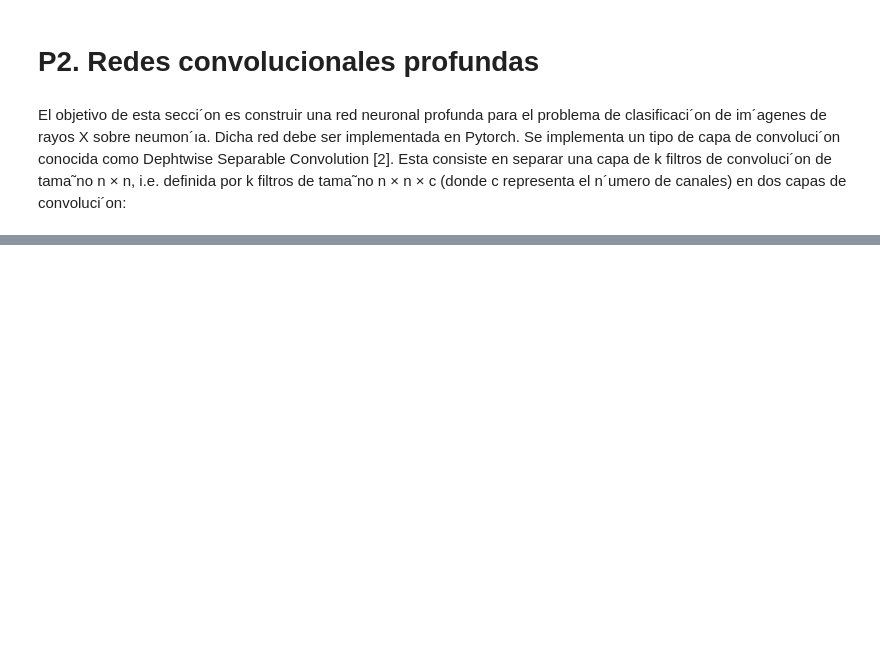
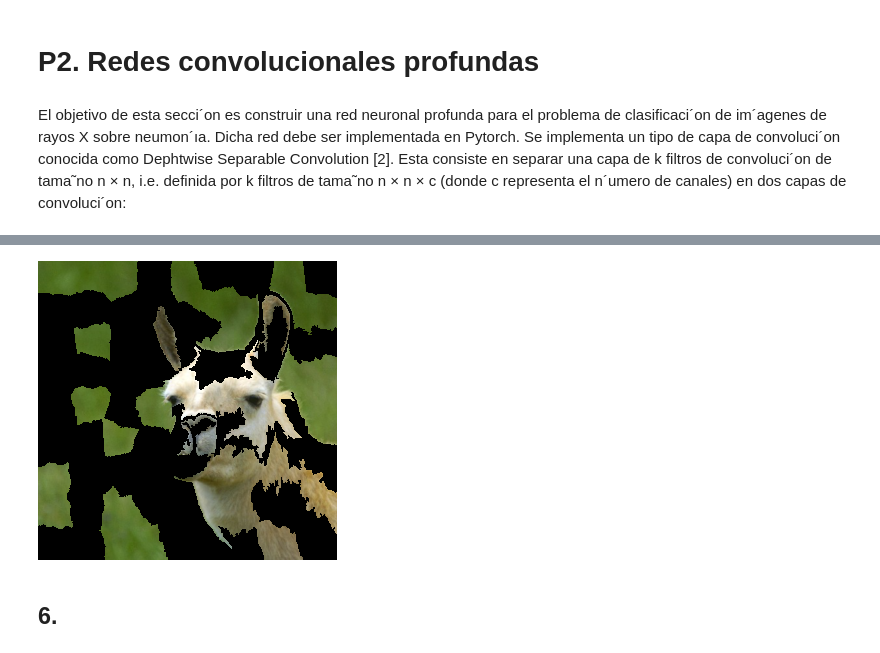
Before and after one commit to chapax123/Tarea-2-Lab-de-datos, a Jupyter notebook: Tarea_2.ipynb, the cells around one changed output, grey strips where cells are left out. Drawn from its saved outputs; the diff is of its cells as text; code cells hidden in the pictures; blank space fills up the shorter version.

```diff
--- a/Tarea_2.ipynb
+++ b/Tarea_2.ipynb
@@ -393,0 +444,5 @@ class EarlyStopping():
+# %%
+import scipy.stats as stats
+
+n_perturbaciones = 1000
+perturbaciones = [stats.bernoulli.rvs(0.5, size=parches) for i in range(n_perturbaciones)]
@@ -393,0 +458,27 @@ class EarlyStopping():
+# %%
+def pert_img_fixed_clusters(clusters):
+  def perturbar_img(perturbacion, segments=clusters, img=halftrans_img):
+      img_perturbada = transforms.ToTensor()(img)
+      #img_perturbada = mark_boundaries(img, segments)
+
+      for k,booleano in enumerate(perturbacion):
+          mask = (segments == k+1)
+          mask = 1-mask
+          if not booleano:
+              for dim in range(3):
+                  img_perturbada[dim,:,:] *= mask
+
+      img_perturbada = transforms.ToPILImage()(img_perturbada)
+
+      return img_perturbada
+
+  return perturbar_img
+
+perturbar_img = pert_img_fixed_clusters(segments)
+imgs_perturbadas = list(map(perturbar_img, perturbaciones))
+# %%
+imgs_perturbadas[0]
+# %% [output]
+[figure, added]
+# %% [markdown]
+## 6.
```
Also changed, not shown: parts of 54 cells of this notebook, 1 other file.
